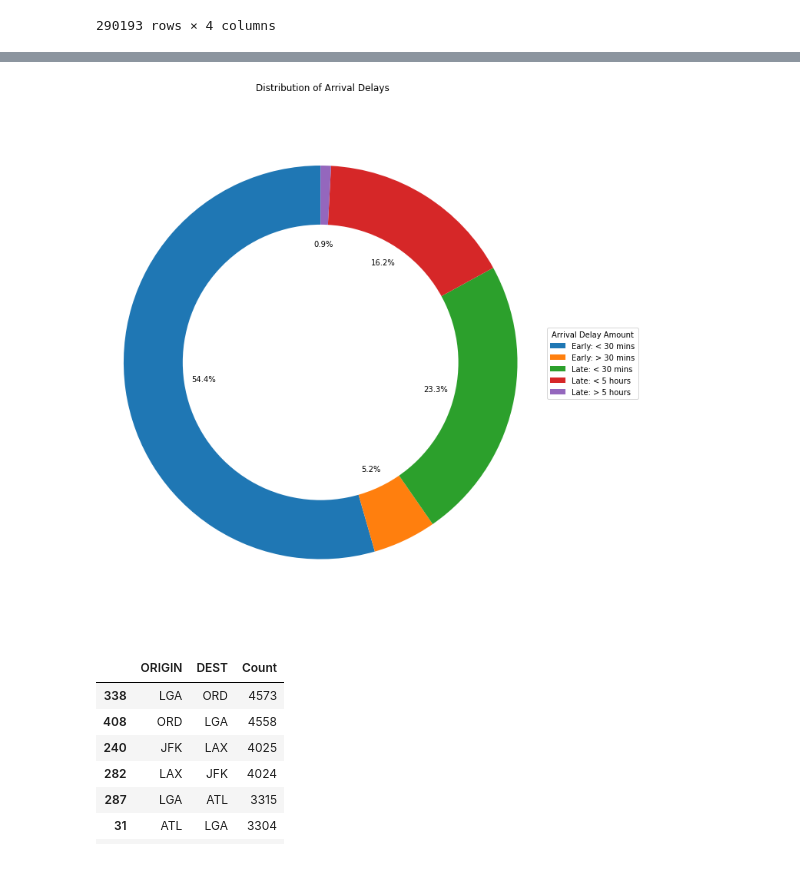
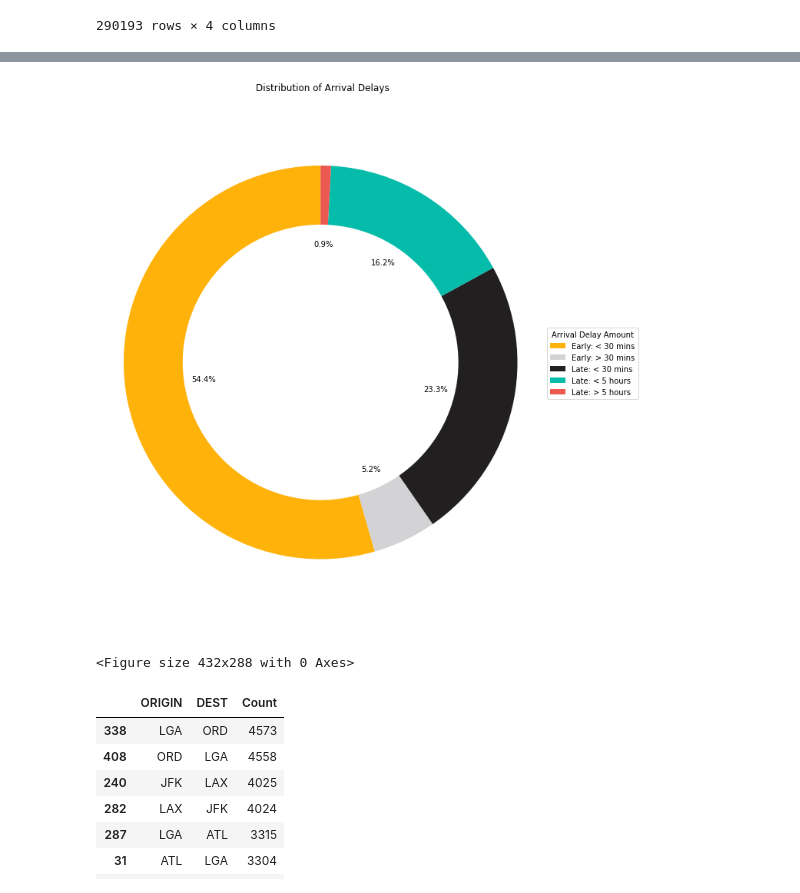
Before and after one commit to Mohammadbinshahid/Team4_Capstone_Project, a Jupyter notebook: proof_of_concept_designs/exploratory_data_analysis/flight_delay_predictions/flight_delay_prediction_EDA.ipynb, the cells around one changed output, grey strips where cells are left out. Cells and saved outputs as stored; diff of their text form; code cells hidden in the pictures.

```diff
--- a/proof_of_concept_designs/exploratory_data_analysis/flight_delay_predictions/flight_delay_prediction_EDA.ipynb
+++ b/proof_of_concept_designs/exploratory_data_analysis/flight_delay_predictions/flight_delay_prediction_EDA.ipynb
@@ -308,36 +341,40 @@ group_arr_count.sort_values('Count', ascending=True)
 # Pie chart
 labels = group_arr_count['Arrival Delay Amount']
 sizes = group_arr_count['Percent']
 #colors
-#colors = ['#ff9999','#66b3ff','#99ff99','#ffcc99']
+colors = ['#ffb20a','#d3d3d5','#211f20','#05bbaa','#eb5951','#00238b']
 #explsion
 explode = (0.05,0.05,0.05,0.05, 0.5)
 
 
 fig1, ax1 = plt.subplots(figsize=(10, 10))
-wedges, texts, autotexts = ax1.pie(sizes, autopct='%1.1f%%', startangle=90)
+wedges, texts, autotexts = ax1.pie(sizes, autopct='%1.1f%%', startangle=90, colors=colors)
 
 #draw circle
 centre_circle = plt.Circle((0,0),0.70,fc='white')
 fig = plt.gcf()
 fig.gca().add_artist(centre_circle)
 
 ax1.legend(wedges, labels,
           title="Arrival Delay Amount",
           loc="center left",
           bbox_to_anchor=(1, 0, 0.5, 1))
 
 # Equal aspect ratio ensures that pie is drawn as a circle
 ax1.axis('equal')
 plt.tight_layout()
 
 plt.setp(texts, size=8, weight="bold")
 
 ax1.set_title("Distribution of Arrival Delays")
 
 plt.show()
+
+# Saving the pie Figure:
+plt.savefig("../../presentation_resources/images/Distribution_of_arrival_delays.png")
 # %% [output]
-[figure, old version]
+[figure, new version]
+<Figure size 432x288 with 0 Axes>
 # %%
 #Grouping by origin destination pair
 OD_pairs = pd.DataFrame({'Count' : combined_data_v2.groupby([ "ORIGIN", "DEST"] ).size()}).reset_index()
```
Also changed, not shown: parts of 11 cells of this notebook.
